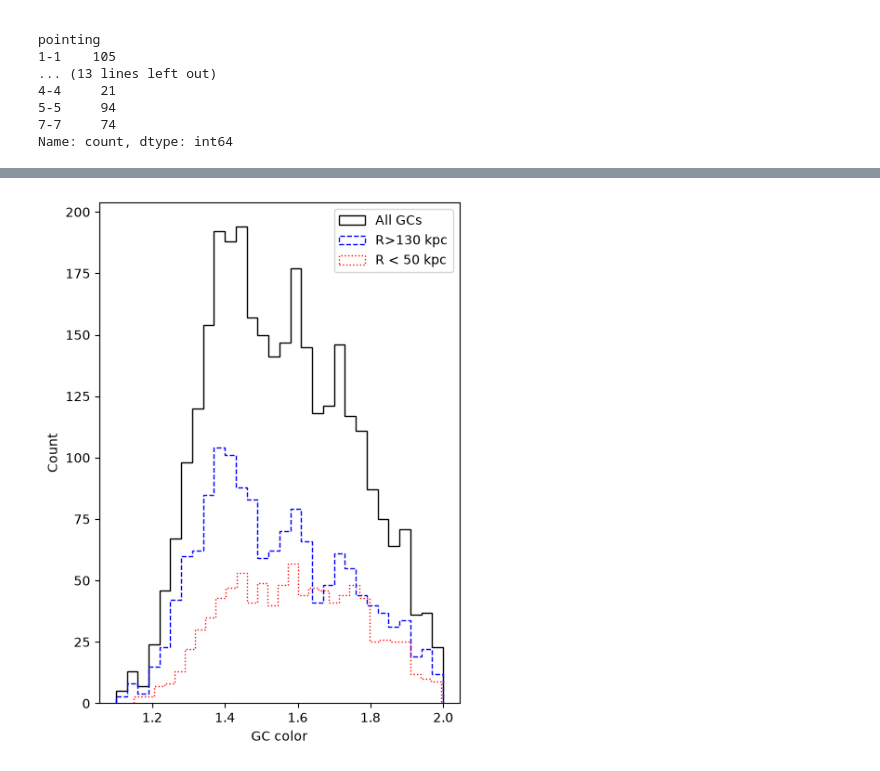
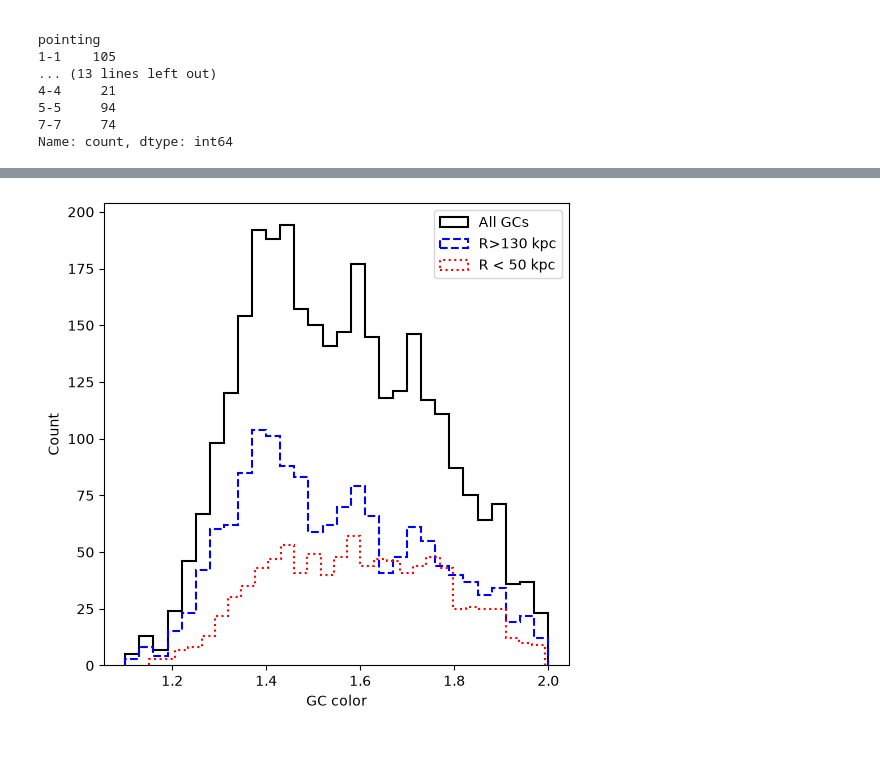
Before and after one commit to Pommers/Coma-GCS-colors, a Jupyter notebook: 06_ext_contaminant_ICGC_sensitivity.ipynb, the cells around one changed output, grey strips where cells are left out. Saved outputs shown, nothing was run; the diff lists cells and outputs as text; code cells hidden in the pictures.

```diff
--- a/06_ext_contaminant_ICGC_sensitivity.ipynb
+++ b/06_ext_contaminant_ICGC_sensitivity.ipynb
@@ -1131,46 +1131,54 @@ pointing
 3-1       114  424.663174  363.606449  467.303108
 1-1        89  520.804304  450.901230  554.529751
 # %%
-fig, ax = plt.subplots(figsize=(5, 7))
 
 icgc_df_magcut = icgc_df[
     (icgc_df[cols.gc_mag] < 24.57)
-    & (icgc_core[cols.gc_color] > 1.1)
-    & (icgc_core[cols.gc_color] < 2.0)
+    & (icgc_df[cols.gc_color] > 1.1)
+    & (icgc_df[cols.gc_color] < 2.0)
 ].copy()
 
-ax.hist(
-    icgc_df_magcut[cols.gc_color],
-    bins=30,
-    histtype="step",
-    label="All GCs",
-    density=False,
-    color='black',
-)
+def plot_icgc_hist(df_full, df_outer, df_inner, title=None):
 
-ax.hist(
-    icgc_outer[cols.gc_color],
-    bins=30,
-    histtype="step",
-    label="R>130 kpc",
-    density=False,
-    linestyle="--",
-    color="blue",
-)
+    fig, ax = plt.subplots(figsize=(6, 6))
 
-ax.hist(
-    icgc_inner[cols.gc_color],
-    bins=30,
-    histtype="step",
-    label="R < 50 kpc",
-    density=False,
-    linestyle=":",
-    color="red",)
+    ax.hist(
+        df_full[cols.gc_color],
+        bins=30,
+        histtype="step",
+        label="All GCs",
+        density=False,
+        linewidth="1.5",
+        color='black',
+    )
 
-ax.set_xlabel("GC color")
-ax.set_ylabel("Count")
-ax.legend()
+    ax.hist(
+        df_outer[cols.gc_color],
+        bins=30,
+        histtype="step",
+        label="R>130 kpc",
+        density=False,
+        linestyle="--",
+        linewidth="1.5",
+        color="blue",
+    )
 
-plt.show()
+    ax.hist(
+        df_inner[cols.gc_color],
+        bins=30,
+        histtype="step",
+        label="R < 50 kpc",
+        density=False,
+        linestyle=":",
+        linewidth="1.5",
+        color="red",)
+
+    ax.set_xlabel("GC color")
+    ax.set_ylabel("Count")
+    ax.legend()
+
+    plt.show()
+
+plot_icgc_hist(icgc_df_magcut, icgc_outer, icgc_inner)
 # %% [output]
-[figure, old version]
+[figure, new version]
```
Also changed, not shown: parts of 16 cells of this notebook.
